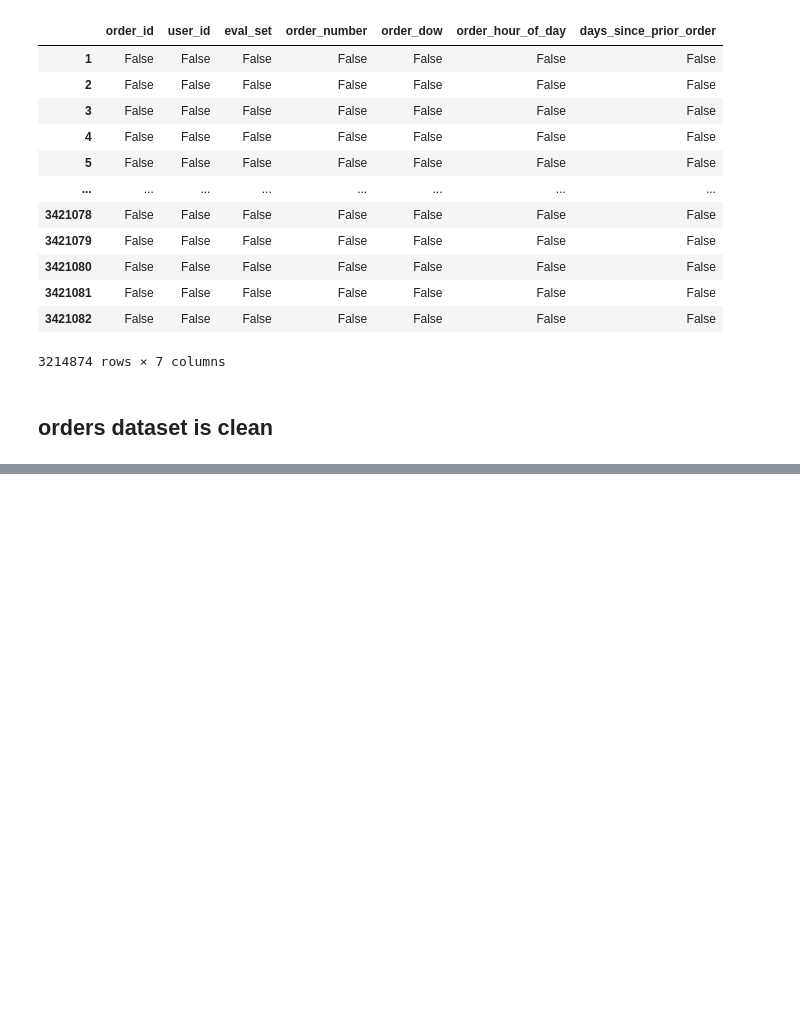
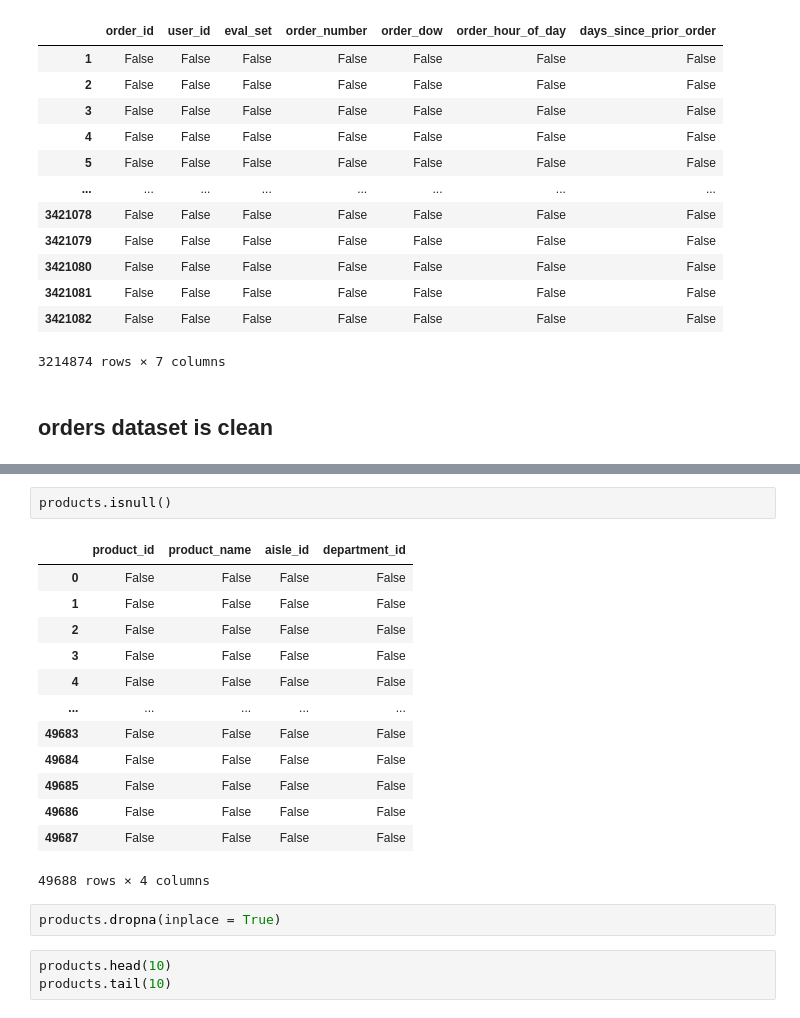
Before and after one commit to kithulovali/instacart-eda, a Jupyter notebook: notebooks/instacart-eda.ipynb, the cells around one changed output, grey strips where cells are left out. Cells and saved outputs as stored; diff of their text form; blank space fills up the shorter version.

```diff
--- a/notebooks/instacart-eda.ipynb
+++ b/notebooks/instacart-eda.ipynb
@@ -171,0 +187,21 @@ products.info()
+# %%
+products.isnull()
+# %% [output]
+|  | product_id | product_name | aisle_id | department_id |
+| 0 | False | False | False | False |
+| 1 | False | False | False | False |
+| 2 | False | False | False | False |
+| 3 | False | False | False | False |
+| 4 | False | False | False | False |
+| ... | ... | ... | ... | ... |
+| 49683 | False | False | False | False |
+| 49684 | False | False | False | False |
+| 49685 | False | False | False | False |
+| 49686 | False | False | False | False |
+| 49687 | False | False | False | False |
+49688 rows × 4 columns
+# %%
+products.dropna(inplace = True)
+# %%
+products.head(10)
+products.tail(10)
```
Also changed, not shown: parts of 2 cells of this notebook.
